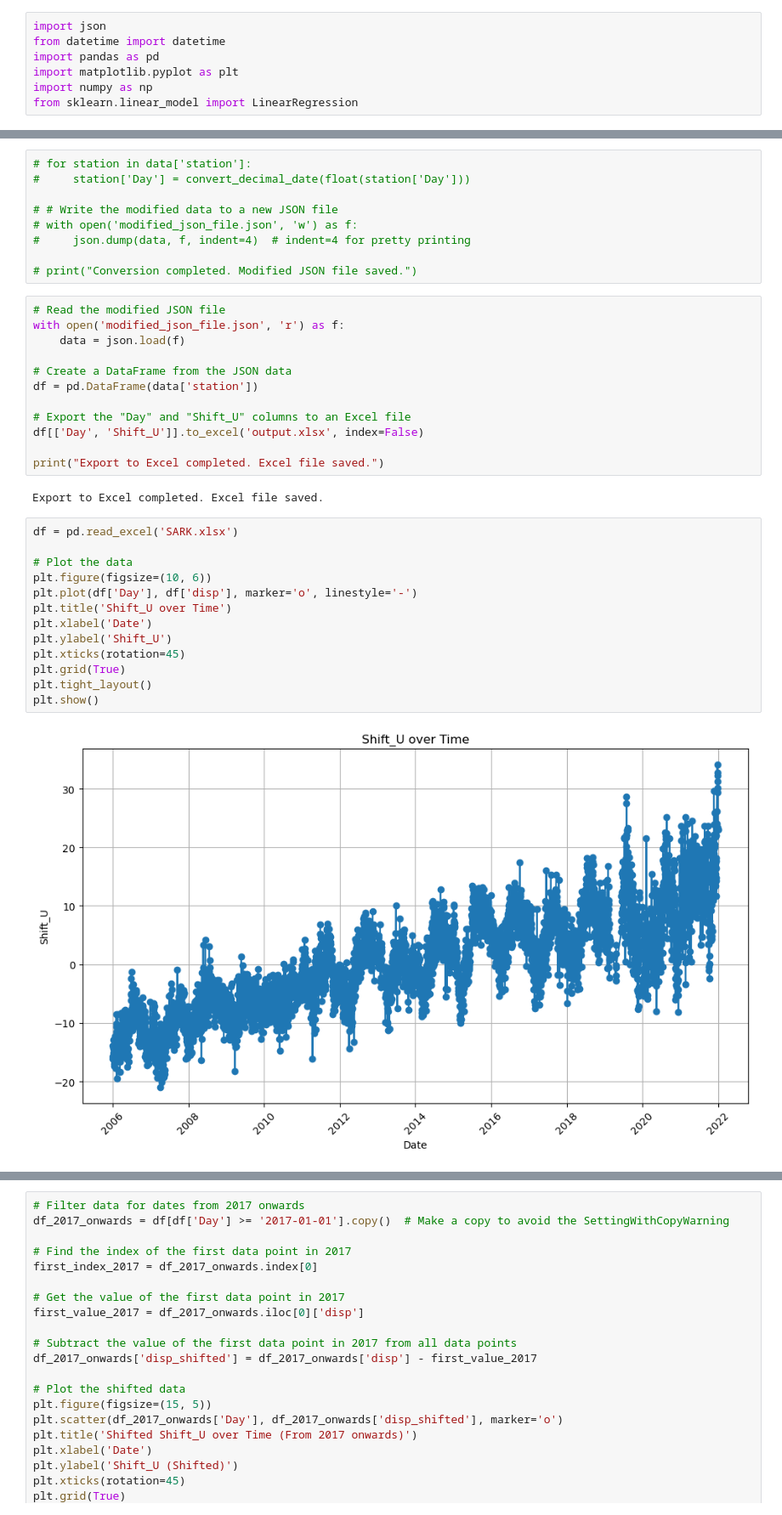
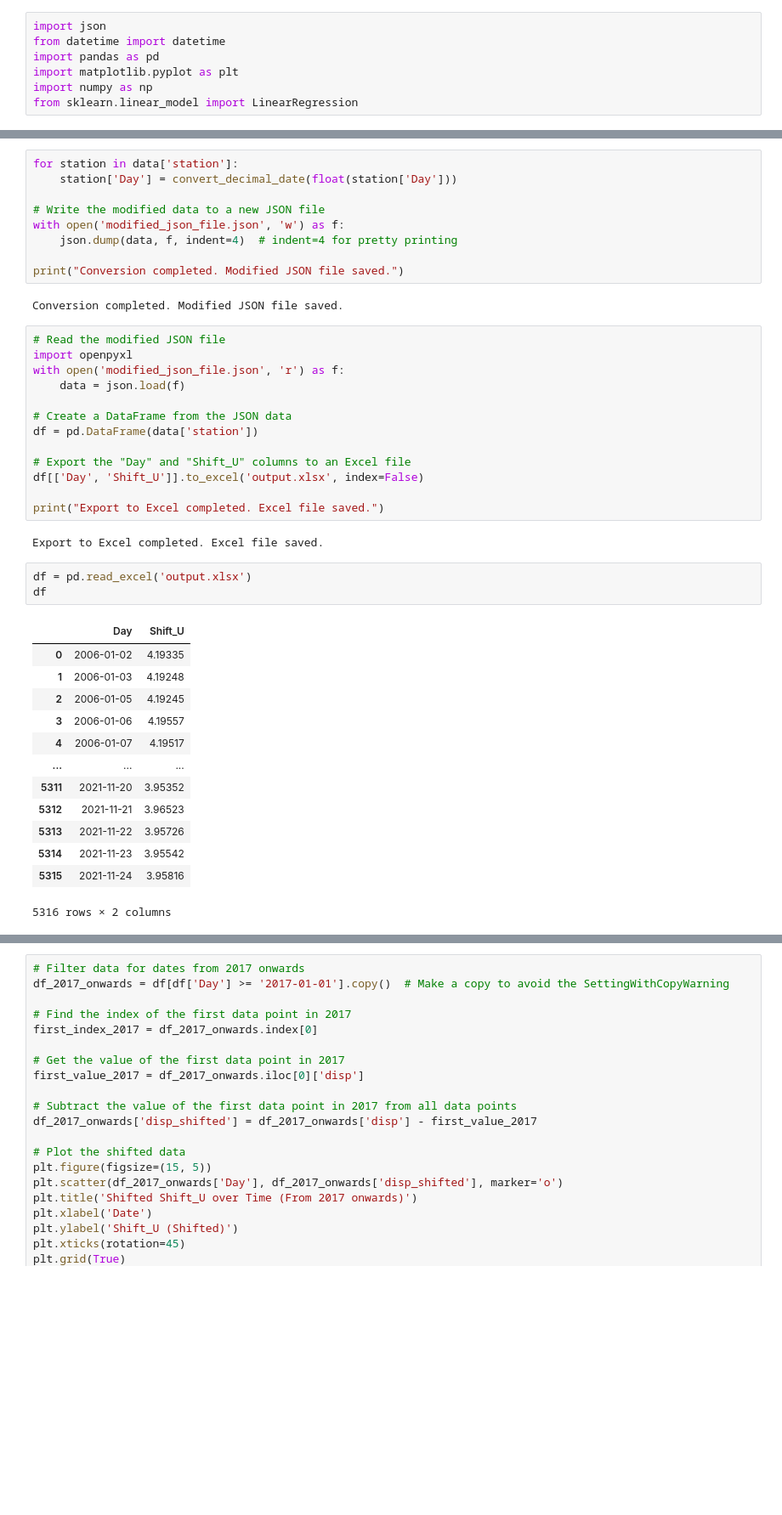
Before and after one commit to soroushyasini/gobahar_codebase, a Jupyter notebook: GPS_vs_InSAR/GPSvsInsar.ipynb, the cells around one changed output, grey strips where cells are left out. Shown at 85% size. Cells and saved outputs as stored; diff of their text form; blank space fills up the shorter version.

```diff
--- a/GPS_vs_InSAR/GPSvsInsar.ipynb
+++ b/GPS_vs_InSAR/GPSvsInsar.ipynb
@@ -19,14 +30,17 @@ from sklearn.linear_model import LinearRegression
 # %%
-# for station in data['station']:
-#     station['Day'] = convert_decimal_date(float(station['Day']))
+for station in data['station']:
+    station['Day'] = convert_decimal_date(float(station['Day']))
 
-# # Write the modified data to a new JSON file
-# with open('modified_json_file.json', 'w') as f:
-#     json.dump(data, f, indent=4)  # indent=4 for pretty printing
+# Write the modified data to a new JSON file
+with open('modified_json_file.json', 'w') as f:
+    json.dump(data, f, indent=4)  # indent=4 for pretty printing
 
-# print("Conversion completed. Modified JSON file saved.")
+print("Conversion completed. Modified JSON file saved.")
+# %% [output]
+Conversion completed. Modified JSON file saved.
 # %%
 # Read the modified JSON file
+import openpyxl
 with open('modified_json_file.json', 'r') as f:
     data = json.load(f)
 
@@ -40,17 +54,19 @@ print("Export to Excel completed. Excel file saved.")
 # %% [output]
 Export to Excel completed. Excel file saved.
 # %%
-df = pd.read_excel('SARK.xlsx')
-
-# Plot the data
-plt.figure(figsize=(10, 6))
-plt.plot(df['Day'], df['disp'], marker='o', linestyle='-')
-plt.title('Shift_U over Time')
-plt.xlabel('Date')
-plt.ylabel('Shift_U')
-plt.xticks(rotation=45)
-plt.grid(True)
-plt.tight_layout()
-plt.show()
+df = pd.read_excel('output.xlsx')
+df
 # %% [output]
-[figure, removed]
+|  | Day | Shift_U |
+| 0 | 2006-01-02 | 4.19335 |
+| 1 | 2006-01-03 | 4.19248 |
+| 2 | 2006-01-05 | 4.19245 |
+| 3 | 2006-01-06 | 4.19557 |
+| 4 | 2006-01-07 | 4.19517 |
+| ... | ... | ... |
+| 5311 | 2021-11-20 | 3.95352 |
+| 5312 | 2021-11-21 | 3.96523 |
+| 5313 | 2021-11-22 | 3.95726 |
+| 5314 | 2021-11-23 | 3.95542 |
+| 5315 | 2021-11-24 | 3.95816 |
+5316 rows × 2 columns
```
Also changed, not shown: parts of 8 cells of this notebook, 1 other file.
